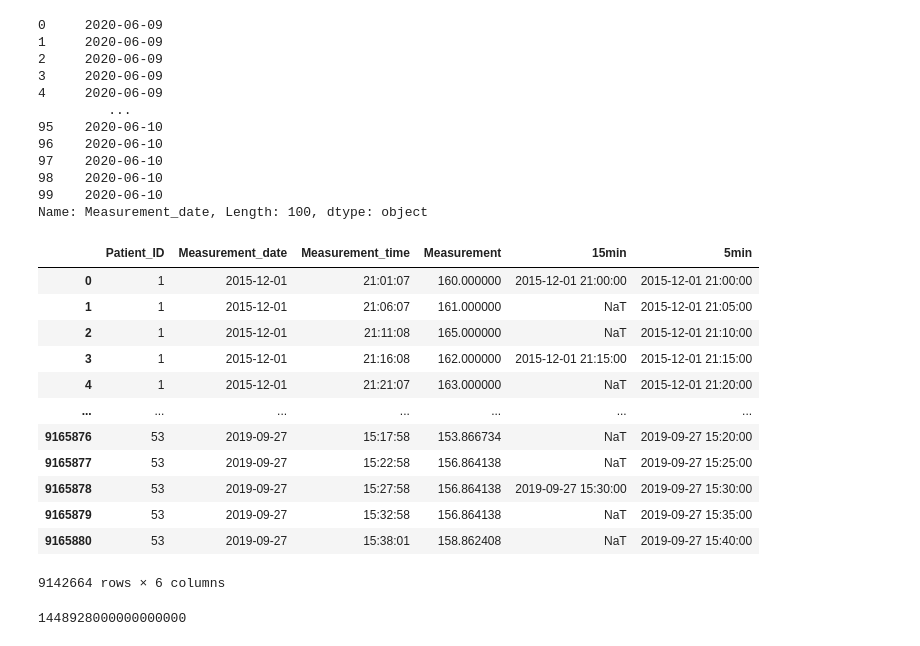
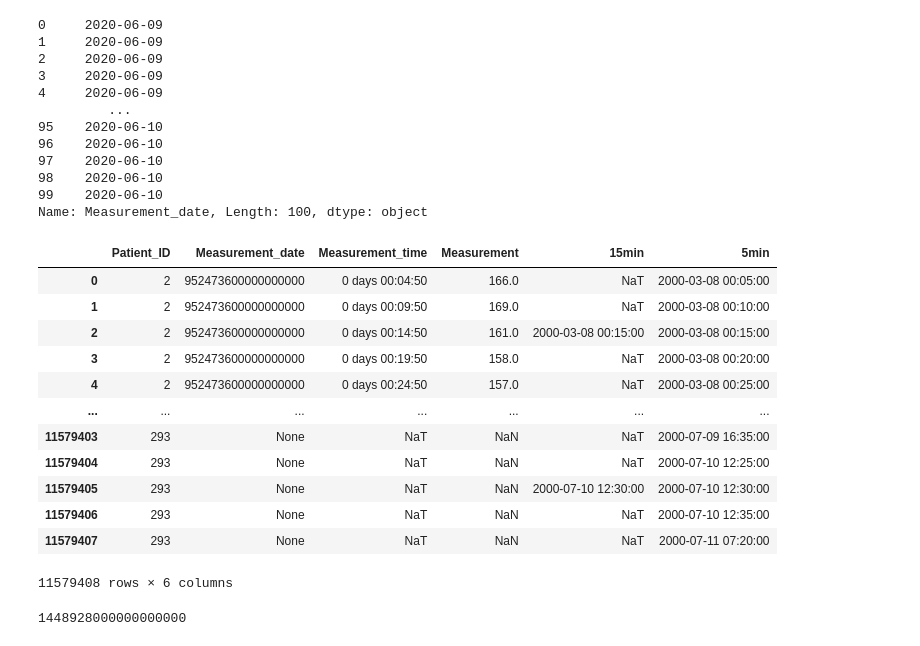
Before and after one commit to relief-t1d/relief-t1d-core, a Jupyter notebook: Miscellanea/Read_BGL.ipynb, the cells around one changed output. Drawn from its saved outputs; the diff is of its cells as text; code cells hidden in the pictures.

```diff
--- a/Miscellanea/Read_BGL.ipynb
+++ b/Miscellanea/Read_BGL.ipynb
@@ -53,22 +41,22 @@ pd.to_datetime(df_bgl_gra['Measurement_date']).iloc[:100].apply(lambda x: x.date
 99    2020-06-10
 Name: Measurement_date, Length: 100, dtype: object
 # %%
-df_bgl_replace = pd.read_parquet('c:/Users/Ciro/Mi Unidad (PDI)/_UGR_PDI_2024-05-30/RELIEF-T1D/Datasets/Preprocess/Glucose_measurements_DiaTrend.parquet', engine="pyarrow")
+df_bgl_replace = pd.read_parquet('c:/Users/Ciro/C/_UGR_PDI/RELIEF-T1D/Datasets/2025-12-05/Preprocessed/replace/Final_versions_V4/Filtered_for_prediction/Glucose_measurements_FILTERED_2025-11-19.parquet', engine="pyarrow")
 df_bgl_replace
 # %% [output]
 |  | Patient_ID | Measurement_date | Measurement_time | Measurement | 15min | 5min |
-| 0 | 1 | 2015-12-01 | 21:01:07 | 160.000000 | 2015-12-01 21:00:00 | 2015-12-01 21:00:00 |
-| 1 | 1 | 2015-12-01 | 21:06:07 | 161.000000 | NaT | 2015-12-01 21:05:00 |
-| 2 | 1 | 2015-12-01 | 21:11:08 | 165.000000 | NaT | 2015-12-01 21:10:00 |
-| 3 | 1 | 2015-12-01 | 21:16:08 | 162.000000 | 2015-12-01 21:15:00 | 2015-12-01 21:15:00 |
-| 4 | 1 | 2015-12-01 | 21:21:07 | 163.000000 | NaT | 2015-12-01 21:20:00 |
+| 0 | 2 | 952473600000000000 | 0 days 00:04:50 | 166.0 | NaT | 2000-03-08 00:05:00 |
+| 1 | 2 | 952473600000000000 | 0 days 00:09:50 | 169.0 | NaT | 2000-03-08 00:10:00 |
+| 2 | 2 | 952473600000000000 | 0 days 00:14:50 | 161.0 | 2000-03-08 00:15:00 | 2000-03-08 00:15:00 |
+| 3 | 2 | 952473600000000000 | 0 days 00:19:50 | 158.0 | NaT | 2000-03-08 00:20:00 |
+| 4 | 2 | 952473600000000000 | 0 days 00:24:50 | 157.0 | NaT | 2000-03-08 00:25:00 |
 | ... | ... | ... | ... | ... | ... | ... |
-| 9165876 | 53 | 2019-09-27 | 15:17:58 | 153.866734 | NaT | 2019-09-27 15:20:00 |
-| 9165877 | 53 | 2019-09-27 | 15:22:58 | 156.864138 | NaT | 2019-09-27 15:25:00 |
-| 9165878 | 53 | 2019-09-27 | 15:27:58 | 156.864138 | 2019-09-27 15:30:00 | 2019-09-27 15:30:00 |
-| 9165879 | 53 | 2019-09-27 | 15:32:58 | 156.864138 | NaT | 2019-09-27 15:35:00 |
-| 9165880 | 53 | 2019-09-27 | 15:38:01 | 158.862408 | NaT | 2019-09-27 15:40:00 |
+| 11579403 | 293 | None | NaT | NaN | NaT | 2000-07-09 16:35:00 |
+| 11579404 | 293 | None | NaT | NaN | NaT | 2000-07-10 12:25:00 |
+| 11579405 | 293 | None | NaT | NaN | 2000-07-10 12:30:00 | 2000-07-10 12:30:00 |
+| 11579406 | 293 | None | NaT | NaN | NaT | 2000-07-10 12:35:00 |
+| 11579407 | 293 | None | NaT | NaN | NaT | 2000-07-11 07:20:00 |
-9142664 rows × 6 columns
+11579408 rows × 6 columns
 # %%
 df_bgl_replace.to_csv('Glucose_measurements_DiaTrend.csv', index=False)
 # %%
```
Also changed, not shown: parts of 1 cell of this notebook, 35 other files.
